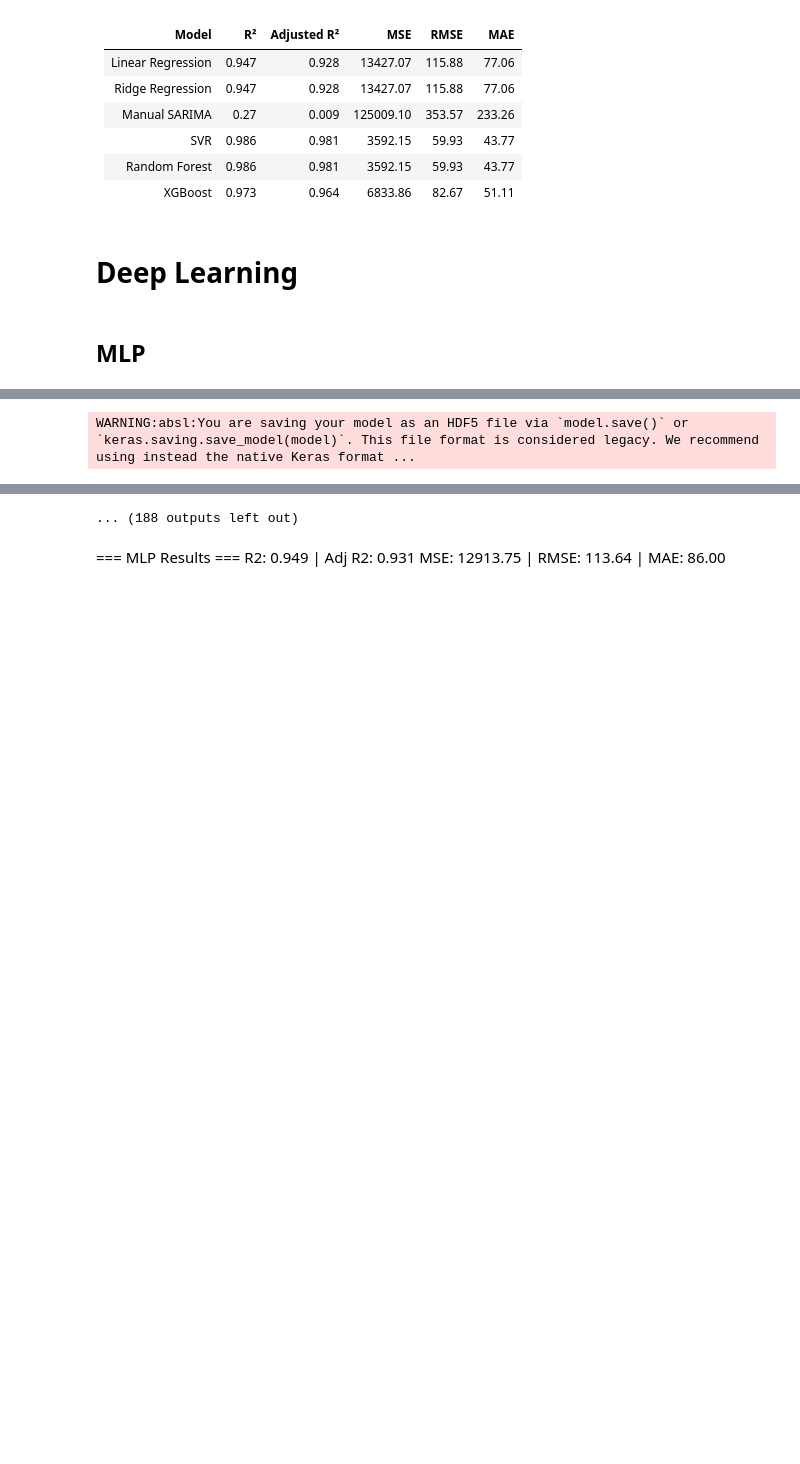
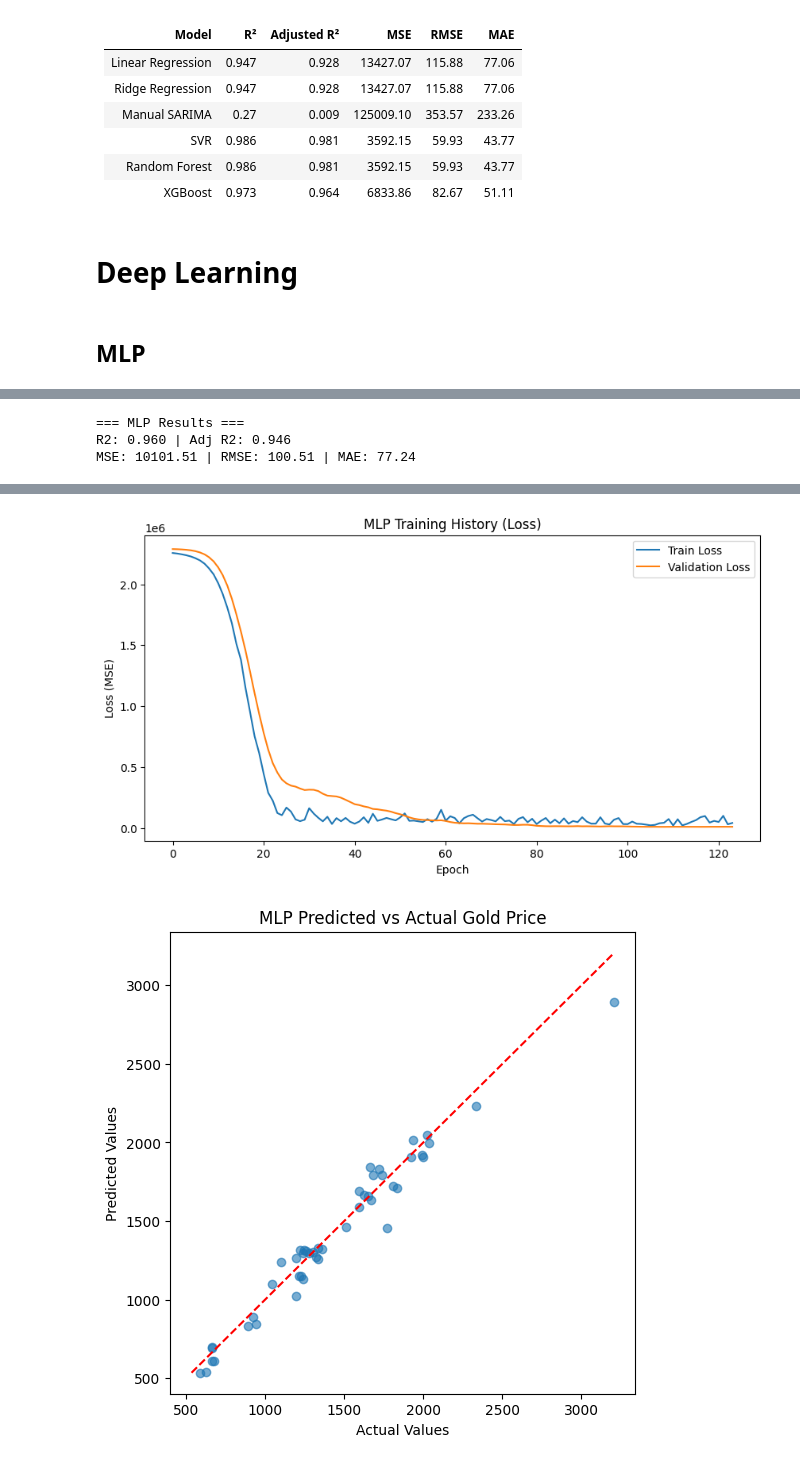
Before and after one commit to HuyPham171-hub/gold-price-prediction, a Jupyter notebook: notebooks/modeling.ipynb, the cells around one changed output, grey strips where cells are left out. Cells and saved outputs as stored; diff of their text form; code cells hidden in the pictures; blank space fills up the shorter version.

Commit message:
Update MLP model

```diff
--- a/notebooks/modeling.ipynb
+++ b/notebooks/modeling.ipynb
@@ -1350,7 +1352,8 @@ mlp.compile(optimizer='adam', loss='mse', metrics=['mae'])
 callbacks = [
     EarlyStopping(monitor='val_loss', patience=15, restore_best_weights=True),
     ReduceLROnPlateau(monitor='val_loss', factor=0.5, patience=5),
-    ModelCheckpoint("../models/mlp_best.h5", monitor='val_loss', save_best_only=True, verbose=0)
+    ModelCheckpoint("../models/best_mlp.keras", monitor='val_loss', save_best_only=True, verbose=0),
+    TqdmCallback(verbose=1)
 ]
 
 # Train
@@ -1359,7 +1362,8 @@ history = mlp.fit(X_train_scaled, y_train,
                   epochs=200,
                   batch_size=32,
                   callbacks=callbacks,
-                  verbose=1)
+                  verbose=0)
+
 
 # Predict
 y_pred = mlp.predict(X_test_scaled, verbose=0).flatten()
@@ -1376,7 +1380,6 @@ print("\n=== MLP Results ===")
 print(f"R2: {r2:.3f} | Adj R2: {adj_r2:.3f}")
 print(f"MSE: {mse:.2f} | RMSE: {rmse:.2f} | MAE: {mae:.2f}")
 
-# Visualization
-# plot_history(history, "MLP Training History (Loss)")
-# plot_predicted_vs_actual(y_test, y_pred, title="MLP Predicted vs Actual Gold Price")
+plot_history(history, "MLP Training History (Loss)")
+plot_predicted_vs_actual(y_test, y_pred, "MLP Predicted vs Actual Gold Price")
 # %% [output]
@@ -1385 +1387,3 @@ Epoch 1/200
-WARNING:absl:You are saving your model as an HDF5 file via `model.save()` or `keras.saving.save_model(model)`. This file format is considered legacy. We recommend using instead the native Keras format ...
+=== MLP Results ===
+R2: 0.960 | Adj R2: 0.946
+MSE: 10101.51 | RMSE: 100.51 | MAE: 77.24
@@ -1406,5 +1390,2 @@ WARNING:absl:You are saving your model as an HDF5 file via `model.save()` or `ke
-... (188 outputs left out)
+[figure, added]
+[figure, added]
-# %% [markdown]
-=== MLP Results ===
-R2: 0.949 | Adj R2: 0.931
-MSE: 12913.75 | RMSE: 113.64 | MAE: 86.00
```
Also changed, not shown: parts of 5 cells of this notebook, 1 other file.
